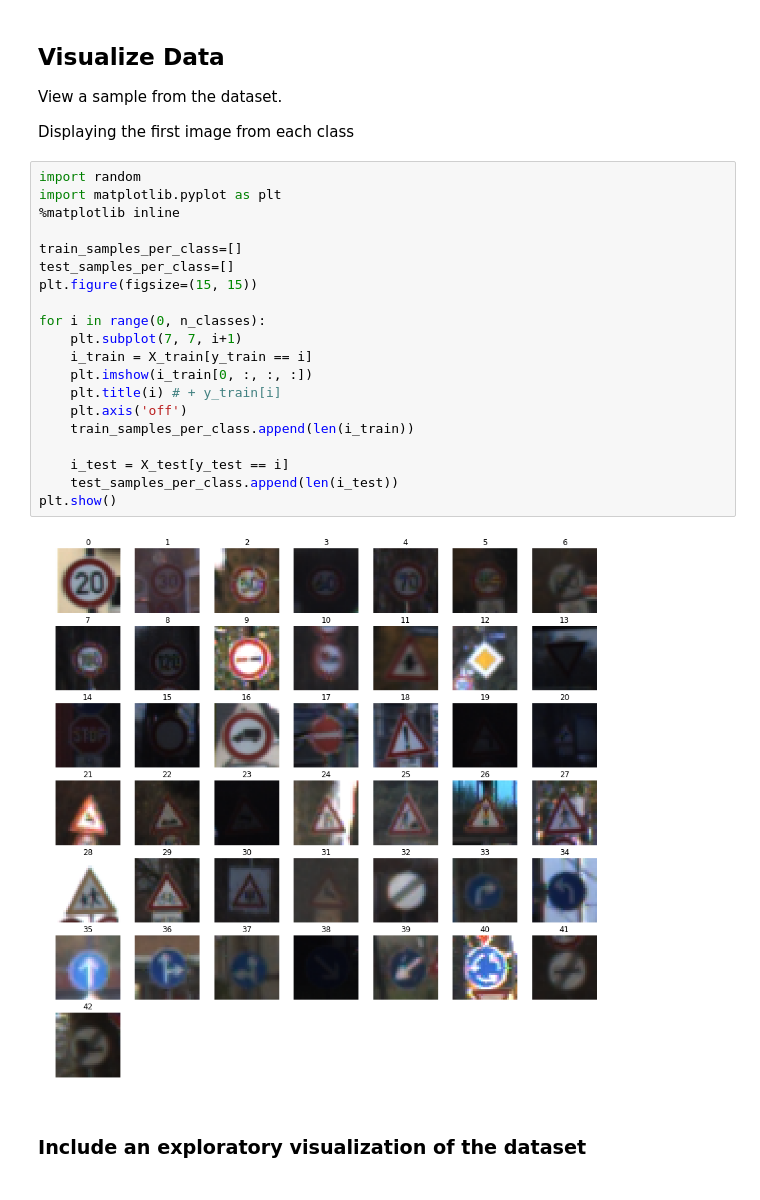
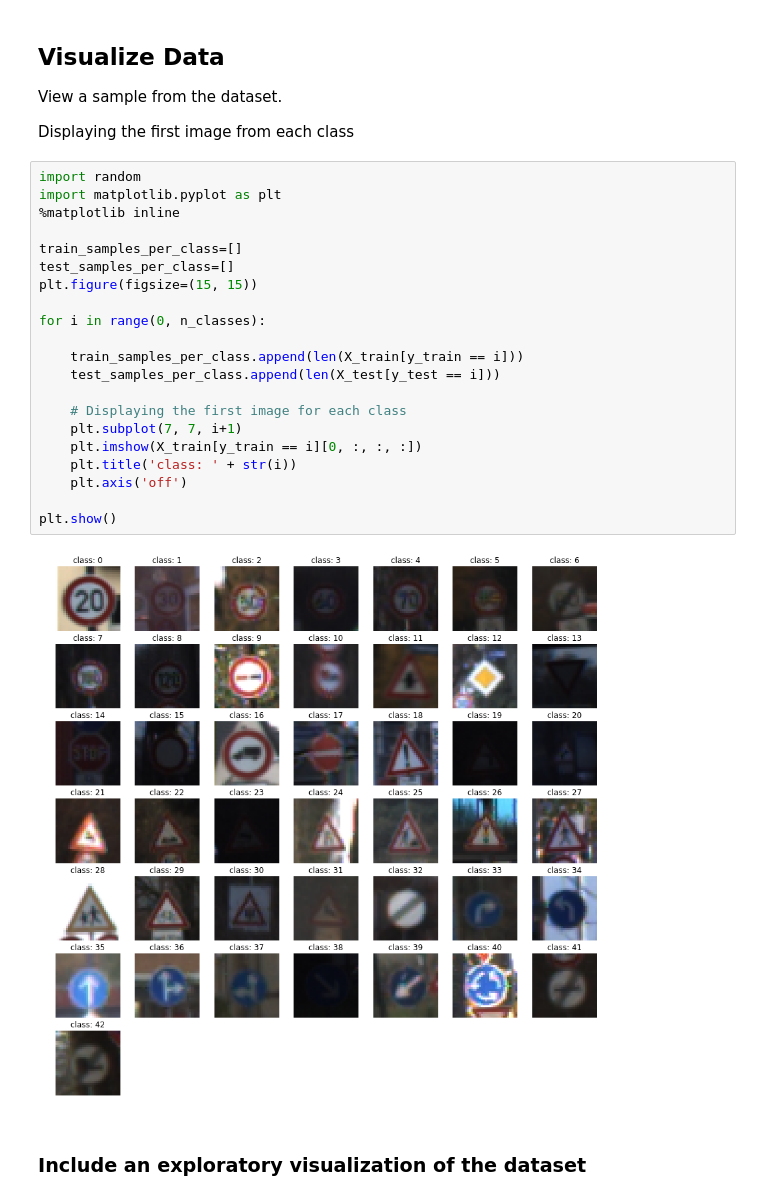
Before and after one commit to shmulik-willinger/traffic_sign_classifier, a Jupyter notebook: Traffic_Sign_Classifier.ipynb, the cells around one changed output. Cells and saved outputs as stored; diff of their text form.

```diff
--- a/Traffic_Sign_Classifier.ipynb
+++ b/Traffic_Sign_Classifier.ipynb
@@ -108,25 +108,26 @@ Displaying the first image from each class
 # %%
 import random
 import matplotlib.pyplot as plt
 %matplotlib inline
 
 train_samples_per_class=[]
 test_samples_per_class=[]
 plt.figure(figsize=(15, 15))
 
 for i in range(0, n_classes):
+
+    train_samples_per_class.append(len(X_train[y_train == i]))
+    test_samples_per_class.append(len(X_test[y_test == i]))
+
+    # Displaying the first image for each class
     plt.subplot(7, 7, i+1)
-    i_train = X_train[y_train == i]
-    plt.imshow(i_train[0, :, :, :])
-    plt.title(i) # + y_train[i]
+    plt.imshow(X_train[y_train == i][0, :, :, :])
+    plt.title('class: ' + str(i))
     plt.axis('off')
-    train_samples_per_class.append(len(i_train))
 
-    i_test = X_test[y_test == i]
-    test_samples_per_class.append(len(i_test))
 plt.show()
 # %% [output]
-[figure, old version]
+[figure, new version]
 # %% [markdown]
 ### Include an exploratory visualization of the dataset
 # %% [markdown]
```
Also changed, not shown: parts of 8 cells of this notebook.
